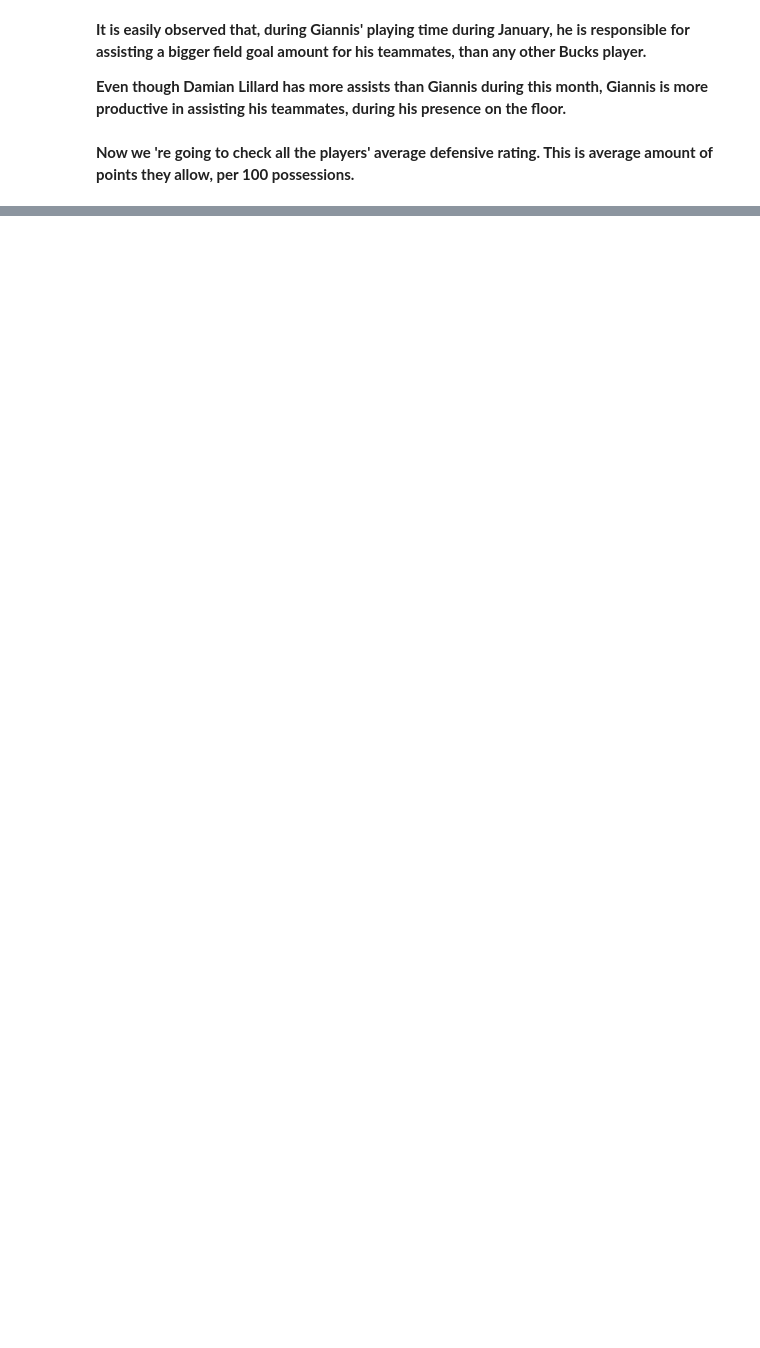
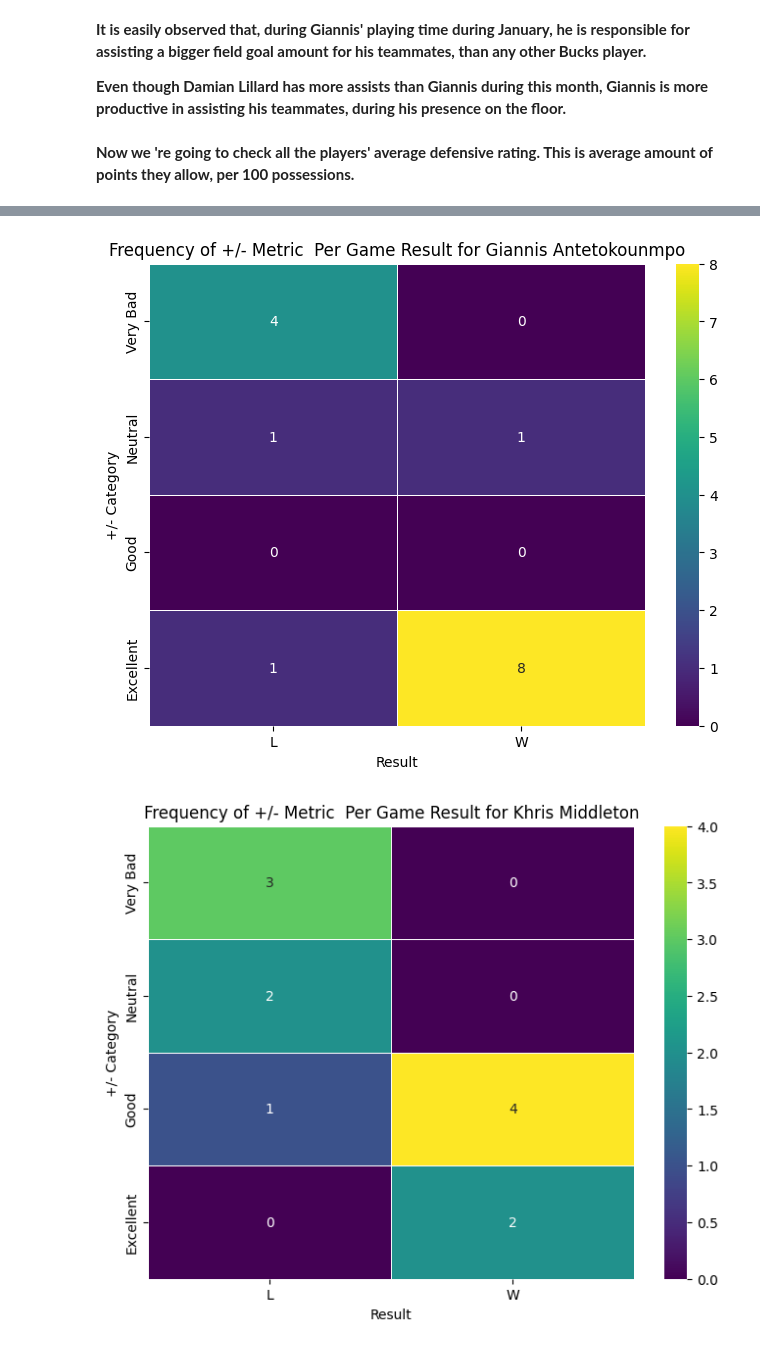
Before and after one commit to ChristosBellos/MyMachineLearningRepository, a Jupyter notebook: Basketball_Games_Analysis.ipynb, the cells around one changed output, grey strips where cells are left out. Saved outputs shown, nothing was run; the diff lists cells and outputs as text; code cells hidden in the pictures; blank space fills up the shorter version.

```diff
--- a/Basketball_Games_Analysis.ipynb
+++ b/Basketball_Games_Analysis.ipynb
@@ -587,0 +647,8 @@ Pat Connaughton - 116.80
+# %%
+# Firstly, I will create a new categorical feature, with 4 possible values, that will
+# represent 4 different categories of +/- values. This is because heatmap's features can only
+# be categorical.
+pm_bins = [-np.inf, -5, 0, 10, +np.inf]
+pm_labels = ["Very Bad", "Neutral", "Good", "Excellent"]
+
+df_clean["+/- Categories"] = pd.cut(df_clean["+/-"], bins=pm_bins, labels=pm_labels, right=True, include_lowest=True)
@@ -587,0 +679,23 @@ Pat Connaughton - 116.80
+# %%
+# Heatmap Creation
+for player in players:
+
+  players_data = df_clean[df_clean["Starters"] == player].copy()
+
+  heatmap_data = players_data.pivot_table(
+      index='+/- Categories',     # Αυτός θα είναι ο άξονας Y του heatmap
+      columns='Result',   # Αυτός θα είναι ο άξονας X του heatmap
+      aggfunc='size',          # Μετράει τον αριθμό των εμφανίσεων (count)
+      fill_value=0             # Συμπληρώνει τα κενά με 0
+  )
+
+  plt.figure(figsize=(8,6))
+
+  sns.heatmap(heatmap_data, annot=True, cmap="viridis", linewidths=.5, fmt="d")
+  plt.title(f"Frequency of +/- Metric  Per Game Result for {player}")
+  plt.xlabel("Result")
+  plt.ylabel("+/- Category")
+  plt.show()
+# %% [output]
+[figure, added]
+[figure, added]
```
Also changed, not shown: parts of 25 cells of this notebook.
